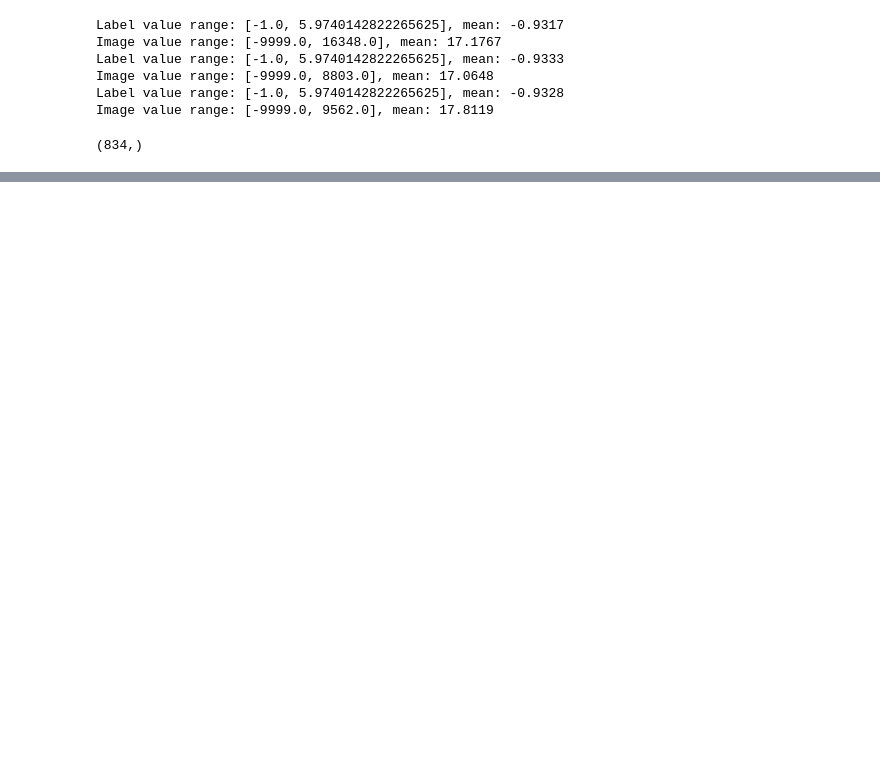
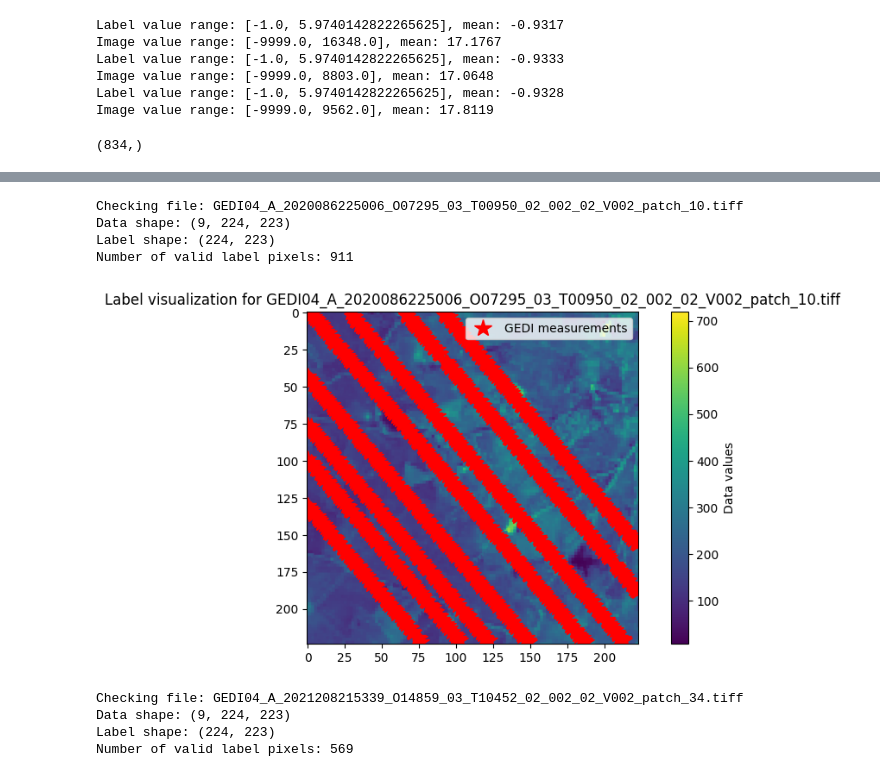
Before and after one commit to Guolin-Yin/Biomass_estimation, a Jupyter notebook: check_dataset.ipynb, the cells around one changed output, grey strips where cells are left out. Saved outputs shown, nothing was run; the diff lists cells and outputs as text; code cells hidden in the pictures; blank space fills up the shorter version.

```diff
--- a/check_dataset.ipynb
+++ b/check_dataset.ipynb
@@ -208,0 +211,80 @@ Biomass Value | Count
+# %%
+import rasterio
+from pathlib import Path
+import matplotlib.pyplot as plt
+
+# Load and check a specific label file
+label_path = Path('Running_Dataset/V2/balanced/test_images/biomass_1-2_img1.tiff')
+with rasterio.open(label_path) as src:
+    label_data = src.read(1)  # Read first band
+
+print(f"Label data shape: {label_data.shape}")
+
+# Load and check a specific data file
+data_path = Path('Running_Dataset/V2/balanced/test_labels/biomass_1-2_img16_label.tiff')
+with rasterio.open(data_path) as src:
+    data = src.read()  # Read all bands
+
+print(f"Input data shape: {data.shape}")
+# %%
+import rasterio
+from pathlib import Path
+import numpy as np
+import matplotlib.pyplot as plt
+
+data_path = Path('Dataset/V2/data')
+label_path = Path('Dataset/V2/labels')
+
+# Get list of all data files
+data_files = list(data_path.glob('*.tiff'))
+
+# Load and check a few random data-label pairs
+for data_file in data_files[:4]:  # Check first 5 files
+    print("\nChecking file:", data_file.name)
+
+    # Load data
+    with rasterio.open(data_file) as src:
+        data = src.read()
+
+    # Construct corresponding label filename
+    label_file = label_path / (data_file.stem + '_label.tiff')
+
+    if label_file.exists():
+        with rasterio.open(label_file) as src:
+            label = src.read(1)
+
+        # Count valid label pixels (not -1)
+        valid_pixels = (label != -1).sum()
+
+        print(f"Data shape: {data.shape}")
+        print(f"Label shape: {label.shape}")
+        print(f"Number of valid label pixels: {valid_pixels}")
+        # print(f"Unique label values: {np.unique(label)}")
+
+        plt.figure(figsize=(10, 5))
+        plt.subplot(111)
+        img_data = plt.imshow(data[0], cmap='viridis')  # Store the result of imshow
+        plt.title('Data')
+        valid_points = np.where(label != -1)
+        if len(valid_points[0]) > 0:
+            # Plot GEDI points on the data plot
+            plt.plot(valid_points[1], valid_points[0], 'r*', markersize=15, label='GEDI measurements')
+
+
+        plt.colorbar(img_data, label='Data values')  # Pass the mappable to colorbar
+        plt.title(f'Label visualization for {data_file.name}')
+        plt.legend()
+        plt.show()
+        plt.close()
+    else:
+        print("No corresponding label file found")
+# %% [output]
+Checking file: GEDI04_A_2020086225006_O07295_03_T00950_02_002_02_V002_patch_10.tiff
+Data shape: (9, 224, 223)
+Label shape: (224, 223)
+Number of valid label pixels: 911
+[figure, added]
+Checking file: GEDI04_A_2021208215339_O14859_03_T10452_02_002_02_V002_patch_34.tiff
+Data shape: (9, 224, 223)
+Label shape: (224, 223)
+Number of valid label pixels: 569
```
Also changed, not shown: parts of 3 cells of this notebook, 12 other files.
